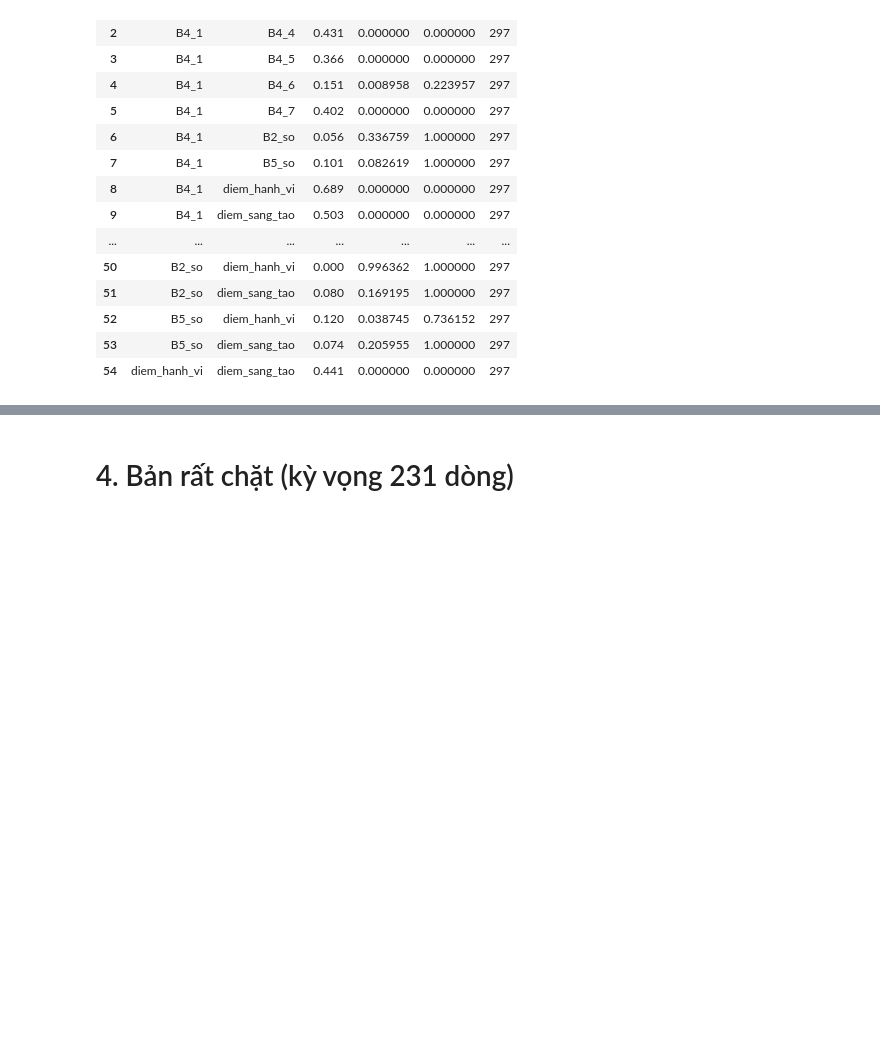
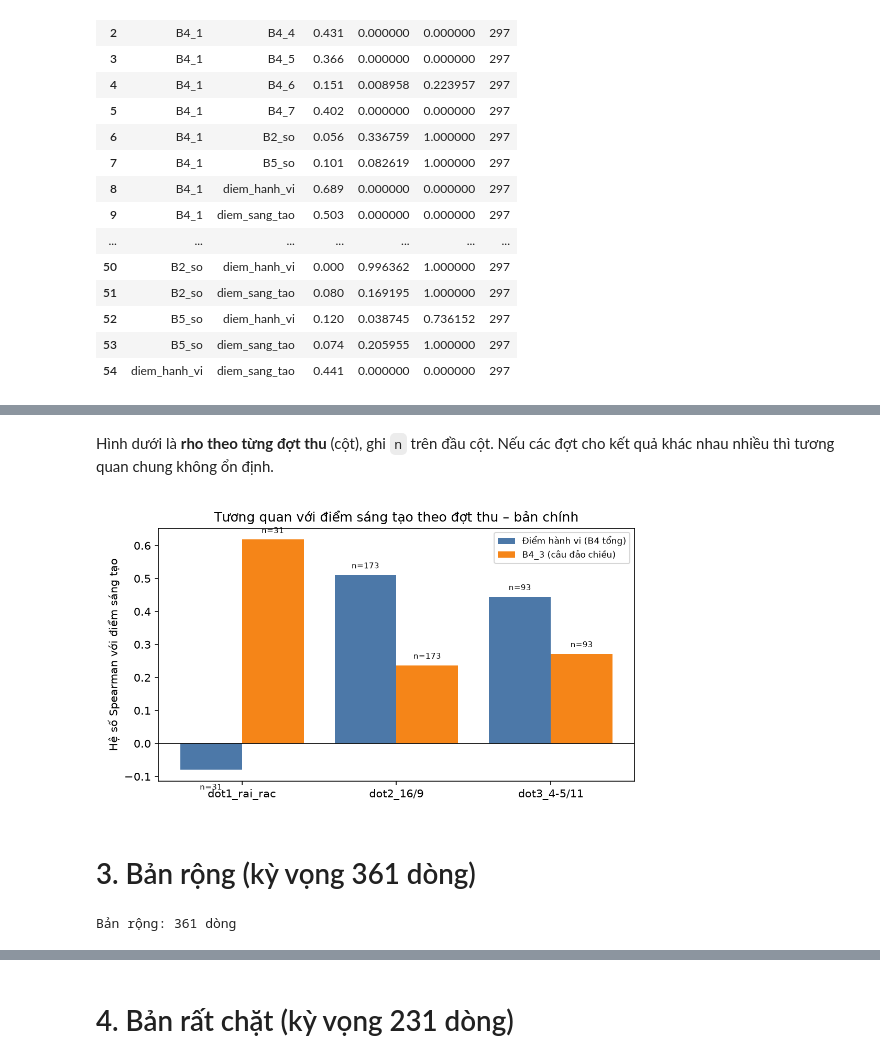
Before and after one commit to trangnt12/spark_mind, a Jupyter notebook: notebooks/02_descriptive_stats.ipynb, the cells around one changed output, grey strips where cells are left out. Drawn from its saved outputs; the diff is of its cells as text; code cells hidden in the pictures; blank space fills up the shorter version.

```diff
--- a/notebooks/02_descriptive_stats.ipynb
+++ b/notebooks/02_descriptive_stats.ipynb
@@ -135,4 +47,0 @@ Bảng cho biết **mối liên hệ giữa hành vi dùng AI và điểm sáng
-# %%
-# T5b: chỉ làm trên bản chính (biến `ban` ở khối trên vẫn là bản chính)
-assert len(ban) == 361
-t5b = bang_tuong_quan_theo_dot(ban); luu(t5b, 'T5b_spearman_by_wave_main.csv')
@@ -237,0 +135,4 @@ display(Image(HINH / 'fig_creativity_hist_strict.png', width=500)); display(Imag
+# %%
+# T5b cho bản chính: biến `ban` ở khối trên
+SUF = config.FILE_NAME[config.BAN_CHINH]   # hậu tố tên file (strict hoặc main)
+t5b = bang_tuong_quan_theo_dot(ban); luu(t5b, f'T5b_spearman_by_wave_{SUF}.csv')
@@ -237,0 +147,15 @@ display(Image(HINH / 'fig_creativity_hist_strict.png', width=500)); display(Imag
+# %% [markdown]
+Hình dưới là **rho theo từng đợt thu** (cột), ghi `n` trên đầu cột. Nếu các đợt cho kết quả khác nhau nhiều thì tương quan chung không ổn định.
+# %%
+ve_rho_theo_dot(t5b, 'Tương quan với điểm sáng tạo theo đợt thu – bản chính', HINH / f'fig_rho_by_wave_{SUF}.png')
+display(Image(HINH / f'fig_rho_by_wave_{SUF}.png', width=550))
+# %% [output]
+[figure, new version]
+# %% [markdown]
+# 3. Bản rộng (kỳ vọng 361 dòng)
+# %%
+ban = lay_ban(sach, 'chinh')   # bản rộng (khóa cũ 'chinh', KHÔNG còn là bản chính của báo cáo)
+assert len(ban) == 361, len(ban)
+print('Bản rộng:', len(ban), 'dòng')
+# %% [output]
+Bản rộng: 361 dòng
```
Also changed, not shown: parts of 44 cells of this notebook.
